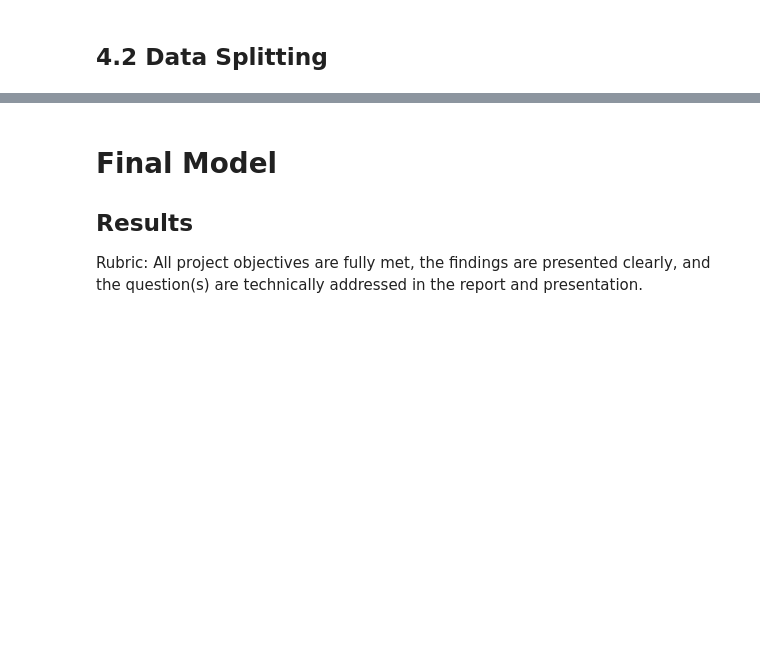
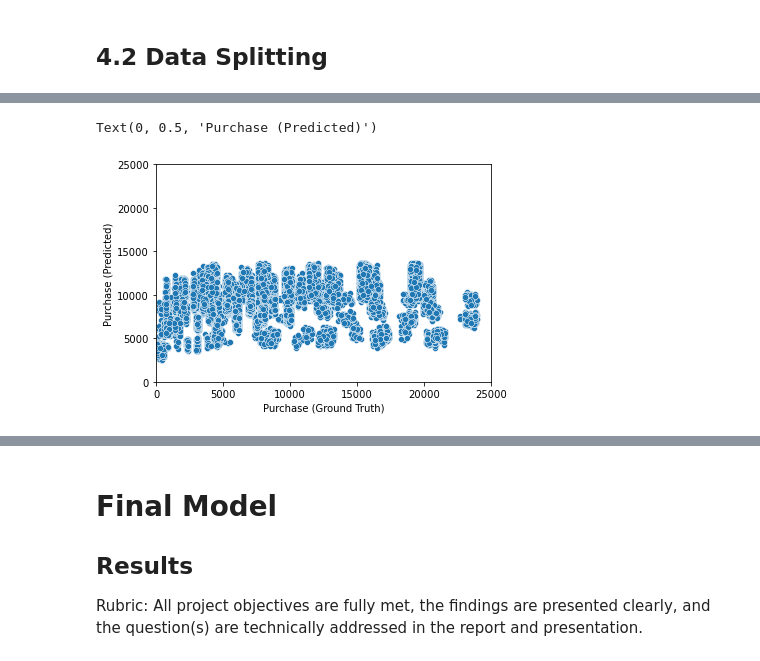
Before and after one commit to jvo024/black_friday_sales_ads505, a Jupyter notebook: starter_notebook.ipynb, the cells around one changed output, grey strips where cells are left out. Cells and saved outputs as stored; diff of their text form; code cells hidden in the pictures; blank space fills up the shorter version.

```diff
--- a/starter_notebook.ipynb
+++ b/starter_notebook.ipynb
@@ -348,0 +424,2 @@ dtype: int64
+# %%
+X_test, X_valid, y_test, y_valid = train_test_split(X_test, y_test, test_size=0.2, random_state=42)
@@ -348,0 +471,9 @@ dtype: int64
+# %%
+sns.scatterplot(y_valid,predicted_purchase)
+plt.xlim([0,25000])
+plt.ylim([0,25000])
+plt.xlabel('Purchase (Ground Truth)')
+plt.ylabel('Purchase (Predicted)')
+# %% [output]
+Text(0, 0.5, 'Purchase (Predicted)')
+[figure, added]
```
Also changed, not shown: parts of 43 cells of this notebook.
